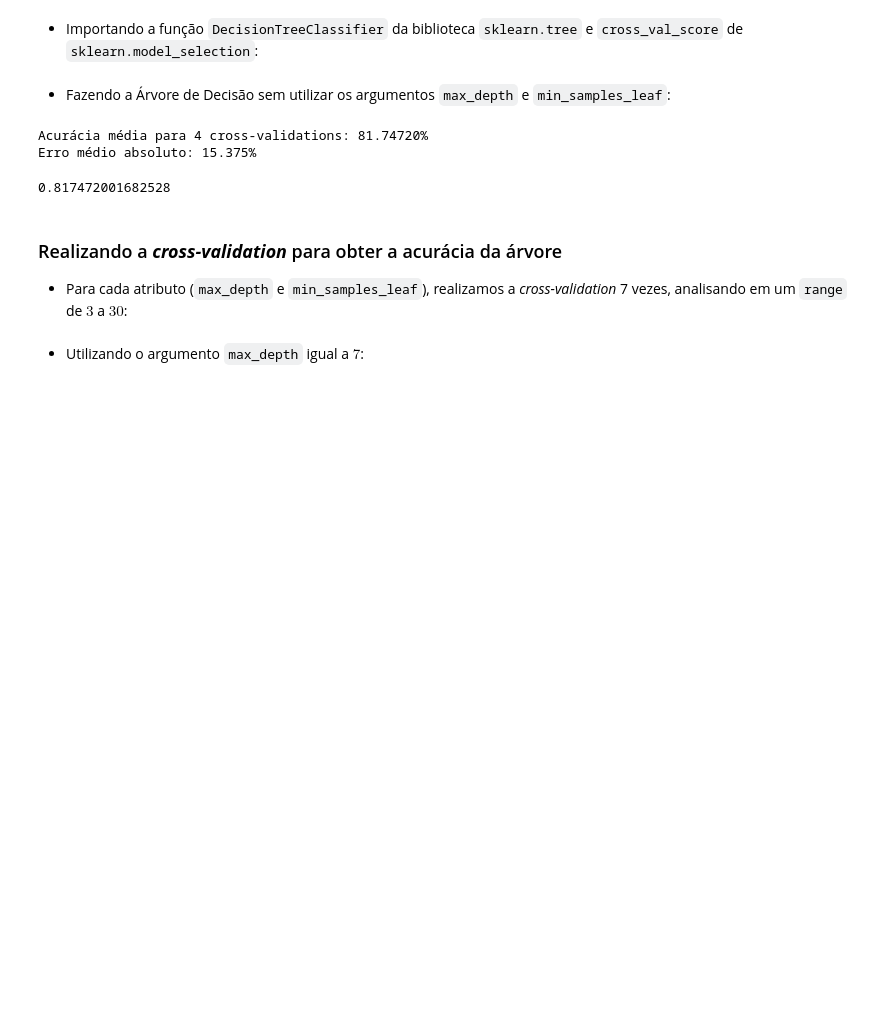
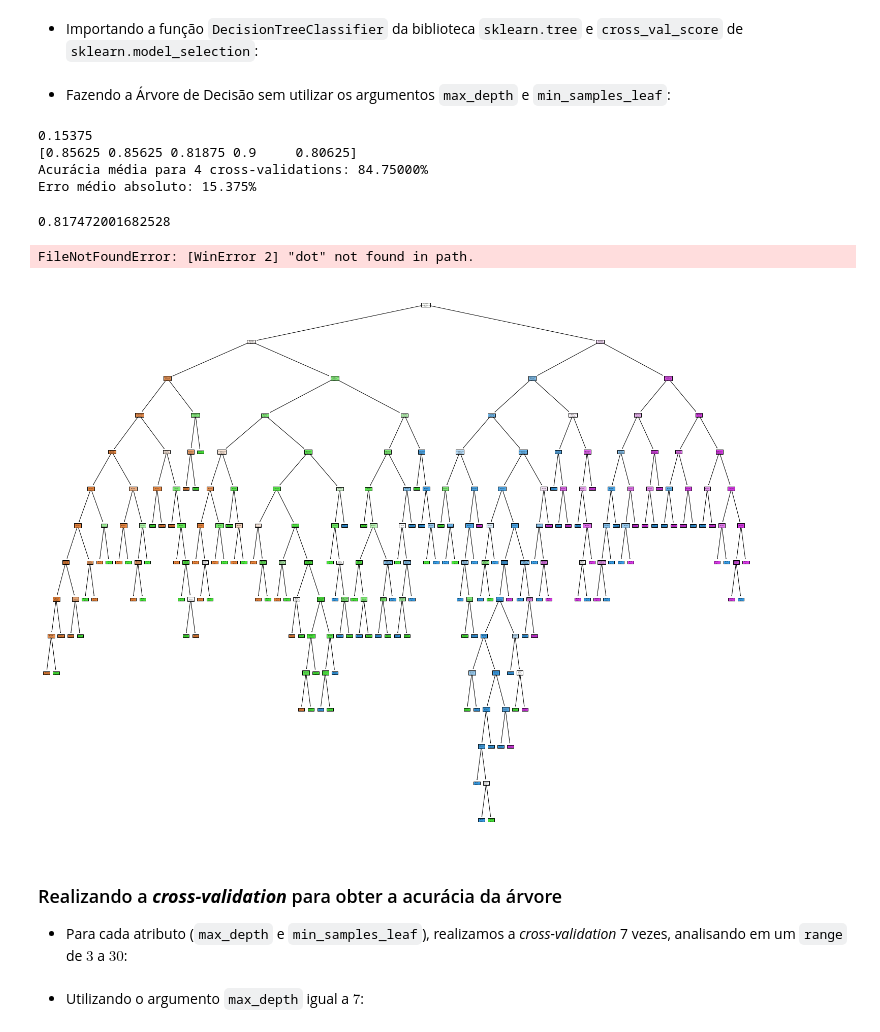
Before and after one commit to insper-classroom/22-2b-cd-p2-Bea-Kadu-Veronica, a Jupyter notebook: novos_modelos.ipynb, the cells around one changed output. Saved outputs shown, nothing was run; the diff lists cells and outputs as text; code cells hidden in the pictures; blank space fills up the shorter version.

Commit message:
Imagem da árvore de regressão

```diff
--- a/novos_modelos.ipynb
+++ b/novos_modelos.ipynb
@@ -55,19 +55,52 @@ arvre.fit(X_train, y_train)
 p = arvre.predict(X_test)
 
 mae = mean_absolute_error(y_test, p)
+print(mae)
 
-scores = cross_val_score(estimator=arvre, X=X, y=y, cv=7, n_jobs=4)
+scores = cross_val_score(arvre, y_test, p)
+print(scores)
 
 print(f'Acurácia média para 4 cross-validations: {scores.mean()*100:.5f}%\n'
       f'Erro médio absoluto: {mae*100:.3f}%')
 # %% [output]
-Acurácia média para 4 cross-validations: 81.74720%
+0.15375
+[0.85625 0.85625 0.81875 0.9     0.80625]
+Acurácia média para 4 cross-validations: 84.75000%
 Erro médio absoluto: 15.375%
 # %%
 scores = cross_val_score(estimator=arvre, X=X, y=y, cv=7, n_jobs=4)
 scores.mean()
 # %% [output]
 0.817472001682528
+# %%
+#visualizando a árvore
+import io
+from io import StringIO
+from sklearn.tree import export_graphviz
+
+# from sklearn.externals.six import StringIO
+from IPython.display import Image
+import pydotplus
+import graphviz
+
+#feature_cols = features
+#print(feature_cols)
+dot_data = StringIO()
+export_graphviz(arvre, out_file=dot_data, filled=True, rounded=True, special_characters=True,feature_names = features,class_names=['0','1','2','3'])
+
+from pydot import graph_from_dot_data
+(graph, ) = graph_from_dot_data(dot_data.getvalue())
+Image(graph.create_png())
+# %% [output]
+FileNotFoundError: [WinError 2] "dot" not found in path.
+# %%
+from sklearn import tree
+target_names = ['0', '1','2','3']
+fig = plt.figure(figsize=(25,20))
+plot= tree.plot_tree (arvre,feature_names=features,class_names=target_names,filled=True)
+plt.show()
+# %% [output]
+[figure, added]
 # %% [markdown]
 ### Realizando a ***cross-validation*** para obter a acurácia da árvore
 
```
